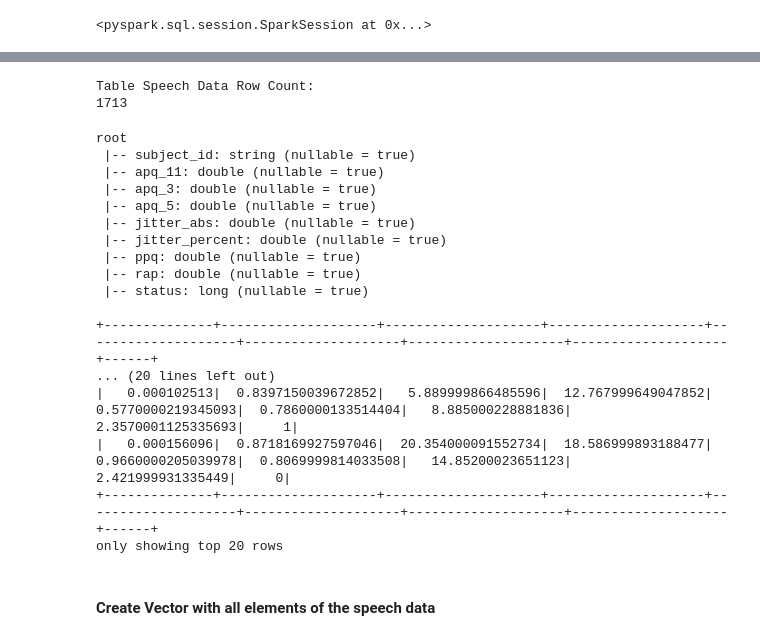
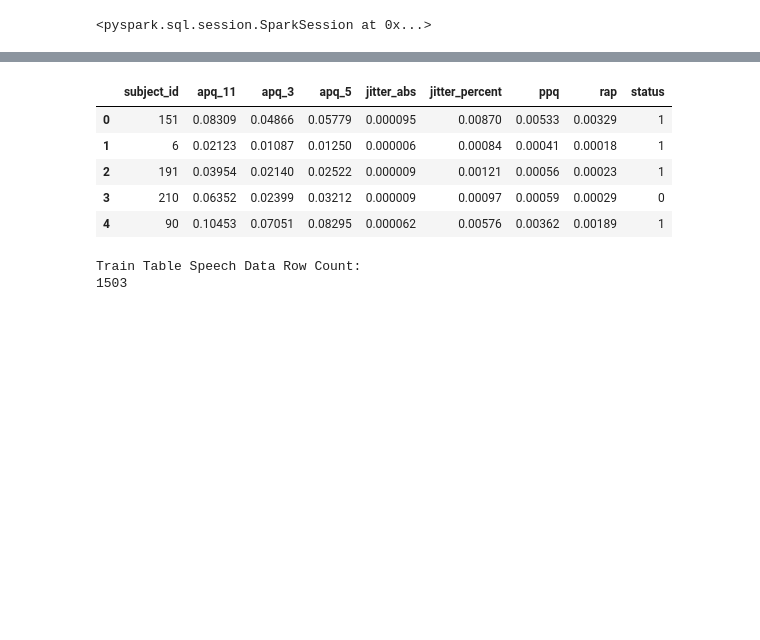
Before and after one commit to marianne-manaog/parkinson-detector, a Jupyter notebook: notebooks/PD_detector_pipeline_w_Cassandra.ipynb, the cells around one changed output, grey strips where cells are left out. Cells and saved outputs as stored; diff of their text form; code cells hidden in the pictures; blank space fills up the shorter version.

```diff
--- a/notebooks/PD_detector_pipeline_w_Cassandra.ipynb
+++ b/notebooks/PD_detector_pipeline_w_Cassandra.ipynb
@@ -78,6 +87,6 @@ os.chdir('apache-cassandra-4.1.3')
 ### Connect to Cassandra
 # %%
 # Get the IP address by running 'cqlsh' on the terminal
-cluster = Cluster(['127.0.0.1'])
+cluster = Cluster(['127.0.0.1'], protocol_version=5, load_balancing_policy=DCAwareRoundRobinPolicy())
 session = cluster.connect()
 # %% [markdown]
@@ -160,34 +180,18 @@ df.head()
 | 2 | CONT-11 | 0.039913 | 0.030384 | 0.035978 | 0.000043 | 0.53133 | 0.00332 | 0.002693 | 0 |
 | 3 | 0.000157842 | 0.819181 | 18.808001 | 19.973000 | 0.779000 | 0.58300 | 13.00200 | 1.750000 | 1 |
 | 4 | 9.8239e-05 | 0.887069 | 11.811000 | 12.712000 | 0.768000 | 0.74200 | 11.45500 | 2.226000 | 1 |
+# %%
+df_test.head()
+# %% [output]
+|  | subject_id | apq_11 | apq_3 | apq_5 | jitter_abs | jitter_percent | ppq | rap | status |
+| 0 | 151 | 0.08309 | 0.04866 | 0.05779 | 0.000095 | 0.00870 | 0.00533 | 0.00329 | 1 |
+| 1 | 6 | 0.02123 | 0.01087 | 0.01250 | 0.000006 | 0.00084 | 0.00041 | 0.00018 | 1 |
+| 2 | 191 | 0.03954 | 0.02140 | 0.02522 | 0.000009 | 0.00121 | 0.00056 | 0.00023 | 1 |
+| 3 | 210 | 0.06352 | 0.02399 | 0.03212 | 0.000009 | 0.00097 | 0.00059 | 0.00029 | 0 |
+| 4 | 90 | 0.10453 | 0.07051 | 0.08295 | 0.000062 | 0.00576 | 0.00362 | 0.00189 | 1 |
 # %%
-print("Table Speech Data Row Count: ")
-print(len(df))
+print("Train Table Speech Data Row Count: ")
+print(len(df_train))
 # %% [output]
-Table Speech Data Row Count:
-1713
+Train Table Speech Data Row Count:
+1503
-# %%
-#Create PySpark DataFrame from Pandas
-sparkDF=spark.createDataFrame(df)
-sparkDF.printSchema()
-sparkDF.show()
-# %% [output]
-root
- |-- subject_id: string (nullable = true)
- |-- apq_11: double (nullable = true)
- |-- apq_3: double (nullable = true)
- |-- apq_5: double (nullable = true)
- |-- jitter_abs: double (nullable = true)
- |-- jitter_percent: double (nullable = true)
- |-- ppq: double (nullable = true)
- |-- rap: double (nullable = true)
- |-- status: long (nullable = true)
-
-+--------------+--------------------+--------------------+--------------------+--------------------+--------------------+--------------------+--------------------+------+
-... (20 lines left out)
-|   0.000102513|  0.8397150039672852|   5.889999866485596|  12.767999649047852|  0.5770000219345093|  0.7860000133514404|   8.885000228881836|  2.3570001125335693|     1|
-|   0.000156096|  0.8718169927597046|  20.354000091552734|  18.586999893188477|  0.9660000205039978|  0.8069999814033508|   14.85200023651123|   2.421999931335449|     0|
-+--------------+--------------------+--------------------+--------------------+--------------------+--------------------+--------------------+--------------------+------+
-only showing top 20 rows
-# %% [markdown]
-#### Create Vector with all elements of the speech data
```
Also changed, not shown: parts of 36 cells of this notebook.
